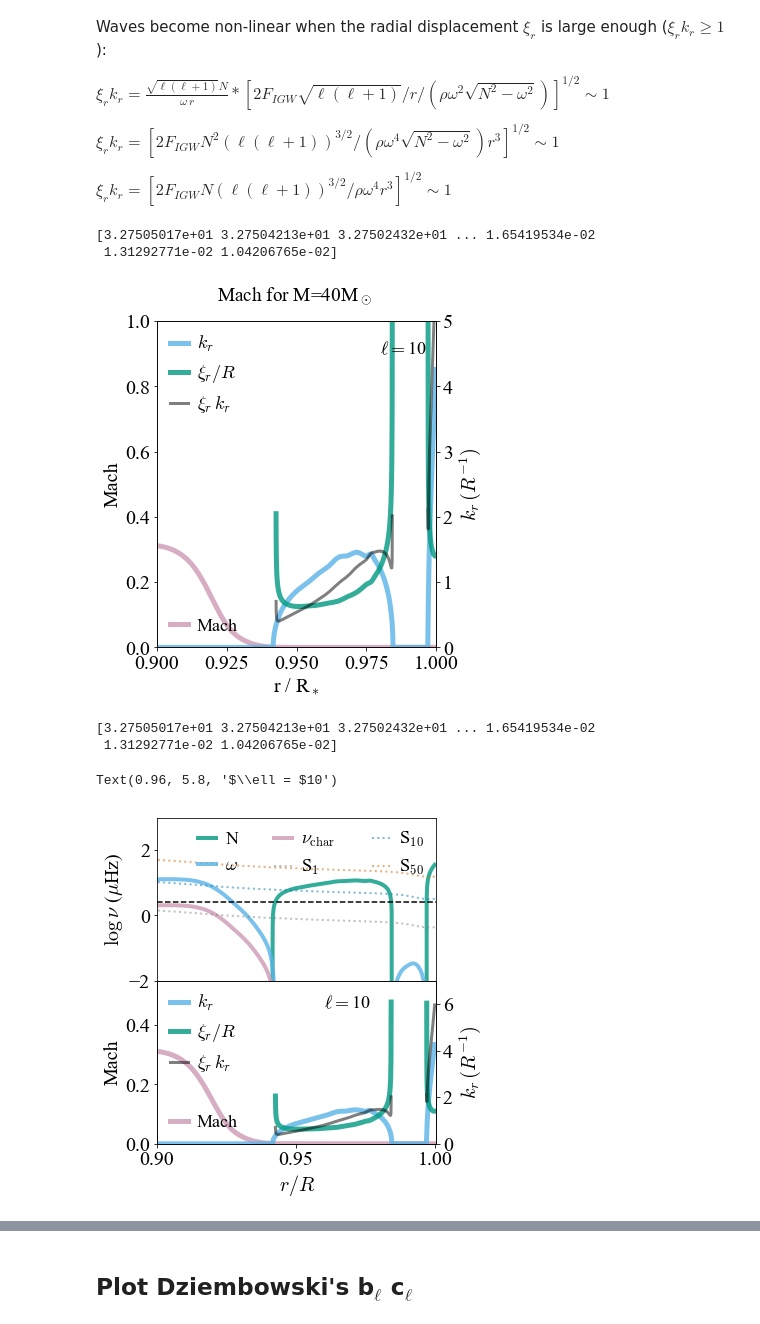
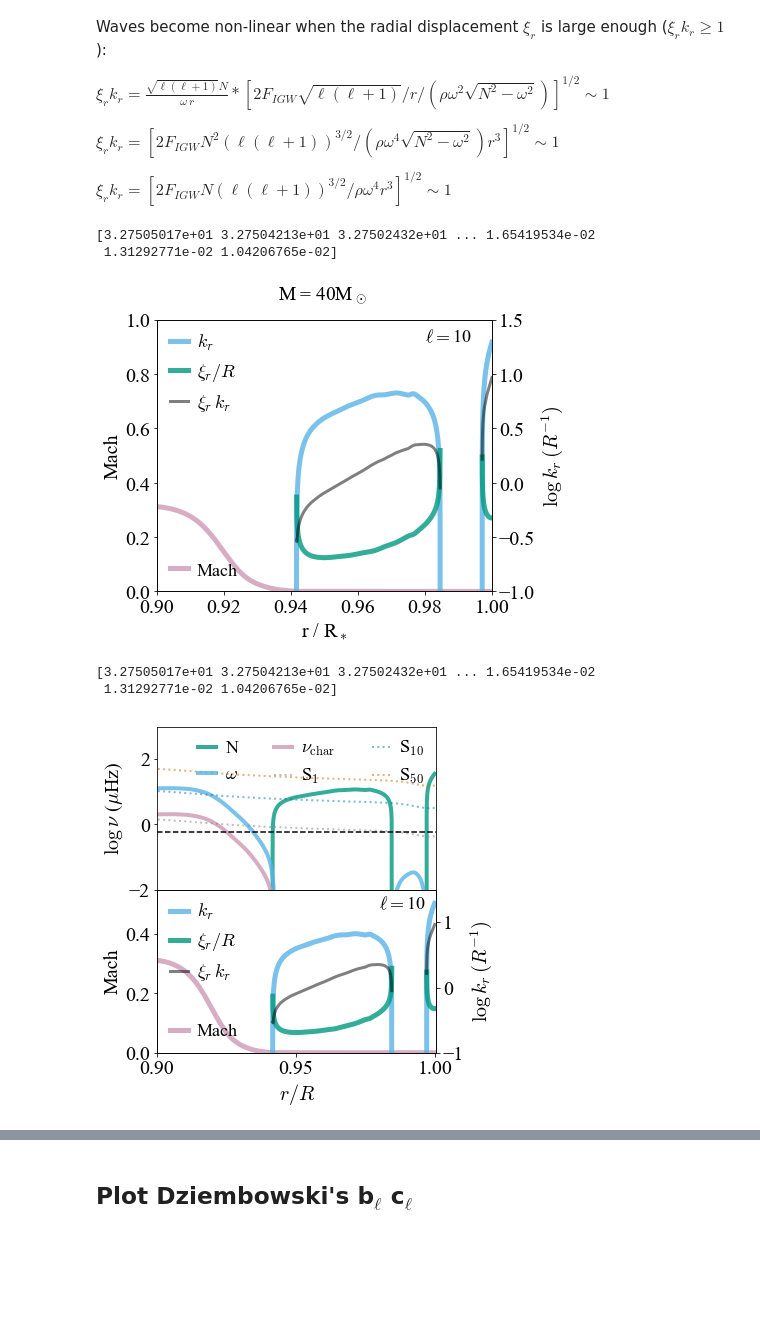
Before and after one commit to matteocantiello/rednoise, a Jupyter notebook: propagation_diagrams.ipynb, the cells around one changed output, grey strips where cells are left out. Saved outputs shown, nothing was run; the diff lists cells and outputs as text; code cells hidden in the pictures; blank space fills up the shorter version.

```diff
--- a/propagation_diagrams.ipynb
+++ b/propagation_diagrams.ipynb
@@ -198,5 +196,6 @@ And $\nu_c \equiv \omega_c / 2\pi $ (e.g. Shiode et al. 2013)
 DIR = '/Users/mcantiello/Dropbox (Personal)/work/red_noise/Z0.02_CORE/'
 mods = [5.0, 5.2, 5.4 ,5.6 ,5.8, 6.0, 7.0,8.0,9.0,10,11,12,13,14,15,16,17,18,19,20,21,22,23,24,25,30,40,50,60,80,100,120]
 hrdlines = [5.0,6.0,7.0,9.0,11,13,15,20,25,30,40,60,80,120]
+figures = '/Users/mcantiello/Dropbox (Personal)/work/red_noise/figures/'
 # %% [markdown]
 ## Identify and Take values in the Core
@@ -217,6 +203,8 @@ print(omega_core/muhz)
 mesa=mr.MesaData(DIR+'10/LOGS/profile10.data')
 dir(mesa)
 mesa.bulk_names
+
+pi2= 2*3.1415
 
 # Units of brunt in MESA?
 #log_brunt_nu(k) = safe_log10_cr((1d6/(2*pi))*sqrt(max(0d0,s% brunt_N2(k))))
@@ -224,8 +212,9 @@ mesa.bulk_names
 # lamb_S ! for l=1: S = sqrt(2)*csound/r
 muhz=1e-6 #conversion factor from muhz to hz
 
-brunt=(1e6/6.283)*10**mesa.log_brunt_N
-lamb1=(1e6/6.283)*mesa.lamb_S
+brunt=(1e6/pi2)*10**mesa.log_brunt_N
+lamb1=(1e6/pi2)*mesa.lamb_S
+
 
 lamb10=lamb_ell(lamb1,10)
 lamb50=lamb_ell(lamb1,50)
@@ -246,6 +235,15 @@ nu_char=1.0/(2*3.1415*turnover)     # Definition in Bowman et al. 2020
 
 omega=vc/(2*alpha_mlt*hp*rsun)      # definition from Fuller et al. 2014 (there is a 2 here)
 
+## Identify values in the core
+i=len(vc)-1
+while (vc[i] > 0.00001):
+    i=i-1
+omega_core=np.mean(omega[i:])
+i_core = i
+print(omega_core/muhz)
+##
+
 plt.plot(mesa.radius/mesa.radius[1],np.log10(omega/muhz),linewidth=4, alpha=0.8,label = r'$\omega$',color=SKY_BLUE)
 plt.plot(mesa.radius/mesa.radius[1],np.log10(nu_char/muhz),linewidth=4, alpha=0.8,label = r'$\nu_{\rm char}$',color=RED_PURPLE)
 
@@ -254,7 +252,7 @@ plt.plot(mesa.radius/mesa.radius[1],np.log10(lamb10),linewidth=2, ls=':',alpha=0
 plt.plot(mesa.radius/mesa.radius[1],np.log10(lamb50),linewidth=2, ls=':',alpha=0.5,label = r'S$_{50}$',color=VERMILLION)
 #plt.plot(mesa.radius/mesa.radius[1],np.log10(lamb30),linewidth=2, alpha=0.8,label = r'  S$_{30}$')
 #plt.plot(mesa.radius/mesa.radius[1],np.log10(lamb300),linewidth=2, alpha=0.8,label = r'S$_{\ell = 300}$')
-plt.axhline(y=np.log10(omega_core/muhz), color=BLACK, linestyle='--')
+plt.axhline(y=np.log10(omega_core/(pi2*muhz)), color=BLACK, linestyle='--')
 
 legend = plt.legend(loc='upper right',fontsize=18,ncol=3)
 
@@ -262,5 +260,5 @@ plt.axis([0.0,1, -2,4])
 plt.xlabel(r'r / R$_*$')
 plt.ylabel(r'$\log\, \nu$ ($\mu$Hz)')
 plt.title(r'Propagation Diagram for M = 10M$_\odot$ ') #X$_c$=0.68
-plt.savefig("Propagation10Msun_zoom.pdf")
+plt.savefig(figures+"Propagation10Msun_zoom.pdf",bbox_inches='tight')
 # %% [output]
@@ -596,44 +637,44 @@ $\xi_r k_r = [ 2 F_{IGW} N (\ell(\ell+1))^{3/2} / \rho \omega^4  r^3 ]^{1/2} \si
 # %%
 fig, ax1 = plt.subplots()
 ell=10
 R = mesa.radius
 ax1.plot(R/R[1],mach,linewidth=5, color=RED_PURPLE,alpha=0.8,label = r'Mach')
 ax1.set_ylabel(r'Mach')
 ax1.set_xlabel(r'r / R$_*$')
 ax1.set_xlim(0.9,1)
 ax1.set_ylim(0,1)
 legend1 = plt.legend(loc='lower left',fontsize=18,ncol=1)
 
 ax2=ax1.twinx()
 print(mesa.radius)
 # Calculate radial wavenumber
-kr = k_r(ell,brunt*muhz,omega_c,R)
+kr = k_r(ell,brunt*muhz*pi2,omega_c,R)
 kh = k_h(ell,R)
 
-ax2.plot(R/R[1],kr,linewidth=5, color=SKY_BLUE,alpha=0.8,label = r'$k_r$')
+ax2.plot(R/R[1],np.log10(kr),linewidth=5, color=SKY_BLUE,alpha=0.8,label = r'$k_r$')
 #ax2.plot(R/R[1],kh,linewidth=3, color=ORANGE,alpha=0.8,label = r'$k_h$')
 #ax2.plot(mesa.radius/mesa.radius[1],np.log10((Figw/F)**0.5),linewidth=5, color=BLUE_GREEN,alpha=0.8,label = r'$\sqrt{F_{IGW}/F_{*}}$')
 
 
-xir= xi_r(ell,brunt*muhz,omega_c,R*rsun, rho, Figw_fecz)
+xir= xi_r(ell,brunt*muhz*pi2,omega_c,R*rsun, rho, Figw_fecz)
 
 #ax2.plot(mesa.radius/mesa.radius[1],np.log10(kr*xir),linewidth=5, color=BLUE_GREEN,alpha=0.8,label = r'$\xi_r \, k_r$')
-ax2.plot(R/R[1],xir/(R*rsun),linewidth=5, color=BLUE_GREEN,alpha=0.8,label = r'$\xi_r/ R $')
-ax2.plot(R/R[1],kr*xir/(R*rsun),linewidth=3, color=BLACK,alpha=0.5,label = r'$\xi_r \, k_r$')
+ax2.plot(R/R[1],np.log10(xir/(R*rsun)),linewidth=5, color=BLUE_GREEN,alpha=0.8,label = r'$\xi_r/ R $')
+ax2.plot(R/R[1],np.log10(kr*xir/(R*rsun)),linewidth=3, color=BLACK,alpha=0.5,label = r'$\xi_r \, k_r$')
 legend2 = plt.legend(loc='upper left',fontsize=18,ncol=1)
 
 #ax2.set_xlim(0.75,1)
-ax2.set_ylim(0,5)
-ax2.set_ylabel(r'$k_r \, (R^{-1})$')
-ax2.annotate('$\ell = $'+str(ell),(0.98,4.5), fontsize=18)
+ax2.set_ylim(-1,1.5)
+ax2.set_ylabel(r'$\log \, k_r \, (R^{-1})$')
+ax2.annotate('$\ell = $'+str(ell),(0.98,1.3), fontsize=18)
 
 #plt.ylabel(r'$\log \sqrt{F_{IGW}/F_0}$')
-plt.title(r'Mach for M=40M$_\odot$ ') #X$_c$=0.68
-plt.savefig("Fluxes_mach_40Msun.pdf")
+plt.title(r'M = 40M$_\odot$ ') #X$_c$=0.68
+plt.savefig(figures+"Fluxes_mach_40Msun.pdf",bbox_inches='tight')
 # %% [output]
 [3.27505017e+01 3.27504213e+01 3.27502432e+01 ... 1.65419534e-02
  1.31292771e-02 1.04206765e-02]
-[figure, old version]
+[figure, new version]
 # %%
 plt.rcParams['figure.figsize'] = (5,6)
 xylim=[0.9,1.0]
@@ -662,7 +703,7 @@ ax1.plot(R/R[1],np.log10(lamb50),linewidth=2, ls=':',alpha=0.5,label = r'S$_{50}
 #plt.plot(mesa.radius/mesa.radius[1],np.log10(lamb30),linewidth=2, alpha=0.8,label = r'  S$_{30}$')
 #plt.plot(mesa.radius/mesa.radius[1],np.log10(lamb300),linewidth=2, alpha=0.8,label = r'S$_{\ell = 300}$')
 
-ax1.axhline(y=np.log10(omega_c/muhz), color=BLACK, linestyle='--')
+ax1.axhline(y=np.log10(omega_c/(pi2*muhz)), color=BLACK, linestyle='--')
 
 legend = ax1.legend(loc='upper right',fontsize=18,ncol=3)
 
@@ -679,32 +720,33 @@ legend1 = ax2.legend(loc='lower left',fontsize=18,ncol=1)
 ax2b=ax2.twinx()
 print(mesa.radius)
 # Calculate radial wavenumber
-kr = k_r(ell,brunt*muhz,omega_c,R)
+kr = k_r(ell,brunt*muhz*pi2,omega_c,R)
 kh = k_h(ell,R)
 
-ax2b.plot(R/R[1],kr,linewidth=5, color=SKY_BLUE,alpha=0.8,label = r'$k_r$')
+
+ax2b.plot(R/R[1],np.log10(kr),linewidth=5, color=SKY_BLUE,alpha=0.8,label = r'$k_r$')
 #ax2.plot(R/R[1],kh,linewidth=3, color=ORANGE,alpha=0.8,label = r'$k_h$')
 #ax2.plot(mesa.radius/mesa.radius[1],np.log10((Figw/F)**0.5),linewidth=5, color=BLUE_GREEN,alpha=0.8,label = r'$\sqrt{F_{IGW}/F_{*}}$')
 
 
-xir= xi_r(ell,brunt*muhz,omega_c,R*rsun, rho, Figw_fecz)
+xir= xi_r(ell,brunt*muhz*pi2,omega_c,R*rsun, rho, Figw_fecz)
 
 #ax2.plot(mesa.radius/mesa.radius[1],np.log10(kr*xir),linewidth=5, color=BLUE_GREEN,alpha=0.8,label = r'$\xi_r \, k_r$')
-ax2b.plot(R/R[1],xir/(R*rsun),linewidth=5, color=BLUE_GREEN,alpha=0.8,label = r'$\xi_r/ R $')
-ax2b.plot(R/R[1],kr*xir/(R*rsun),linewidth=3, color=BLACK,alpha=0.5,label = r'$\xi_r \, k_r$')
+ax2b.plot(R/R[1],np.log10(xir/(R*rsun)),linewidth=5, color=BLUE_GREEN,alpha=0.8,label = r'$\xi_r/ R $')
+ax2b.plot(R/R[1],np.log10(kr*xir/(R*rsun)),linewidth=3, color=BLACK,alpha=0.5,label = r'$\xi_r \, k_r$')
 legend2 = ax2b.legend(loc='upper left',fontsize=18,ncol=1)
 
 ax1.set_ylim(-2,3)
 ax1.set_xlim(0.9,1.0005)
 ax2.set_ylim(0,0.55)
-ax2b.set_ylim(0,7)
-ax2b.set_ylabel(r'$k_r \, (R^{-1})$')
+ax2b.set_ylim(-1,1.5)
+ax2b.set_ylabel(r'$\log \, k_r \, (R^{-1})$')
 #ax2.xlabel(r'r / R$_*$')
 ax1.set_ylabel(r'$\log\, \nu$ ($\mu$Hz)')
-ax2b.annotate('$\ell = $'+str(ell),(0.96,5.8), fontsize=18)
-plt.savefig("Propa_40Msun.pdf")
+ax2b.annotate('$\ell = $'+str(ell),(0.98,1.2), fontsize=18)
+plt.savefig(figures+"Propagation_kr_40Msun.pdf",bbox_inches='tight')
+plt.rcParams['figure.figsize'] = (6,5)
 # %% [output]
 [3.27505017e+01 3.27504213e+01 3.27502432e+01 ... 1.65419534e-02
  1.31292771e-02 1.04206765e-02]
-Text(0.96, 5.8, '$\\ell = $10')
-[figure, old version]
+[figure, new version]
```
Also changed, not shown: parts of 14 cells of this notebook.
